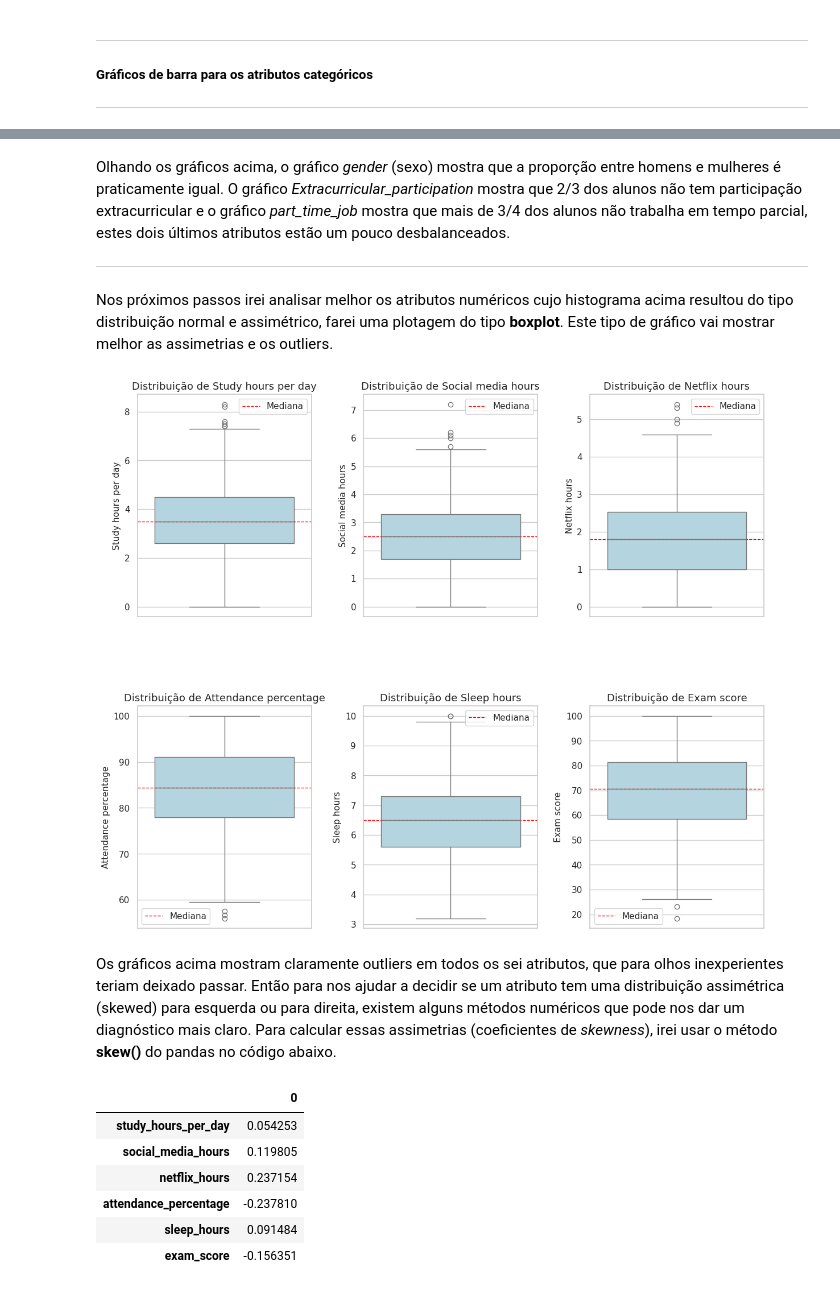
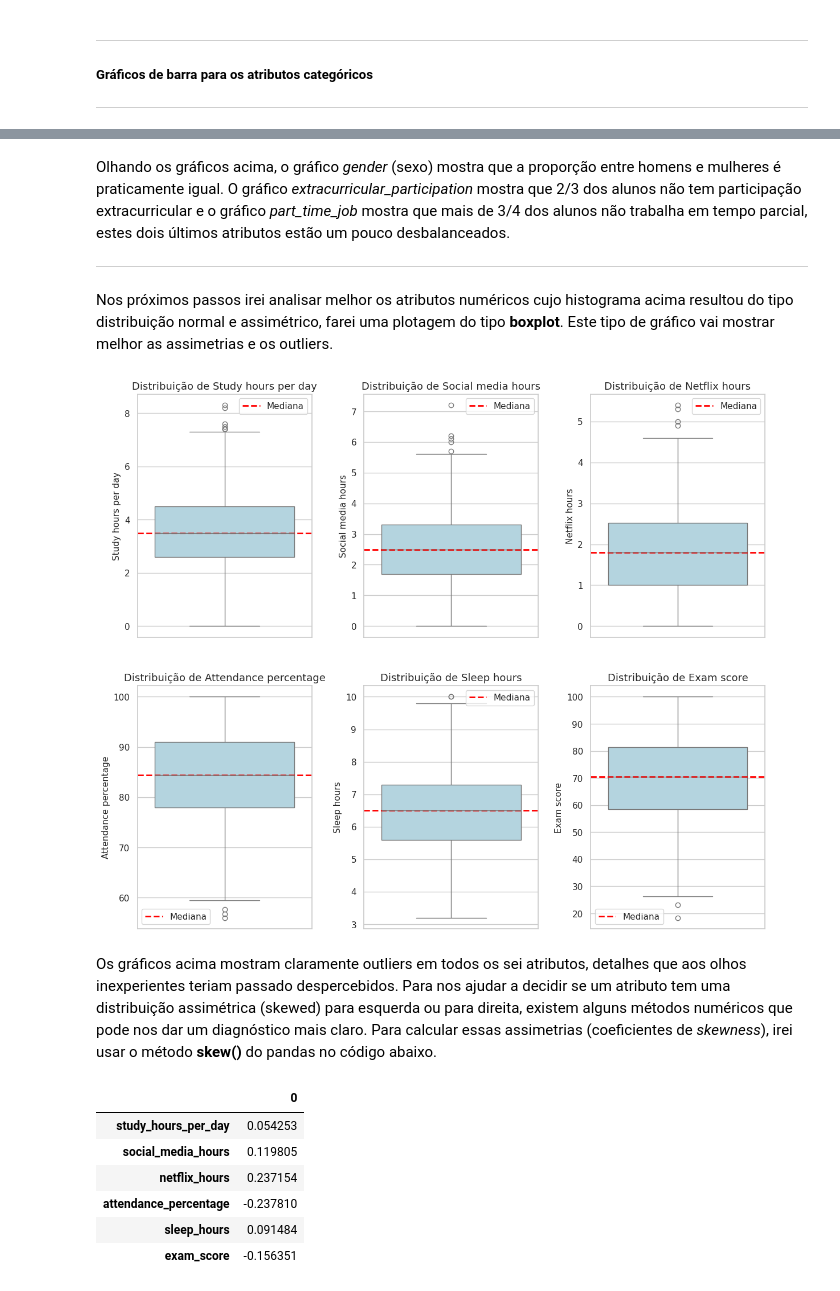
Before and after one commit to Dell-Marco/MVP_S2, a Jupyter notebook: MVP2_Habitos_vs_Desempenho_acadêmico_de_alunos.ipynb, the cells around one changed output, grey strips where cells are left out. Saved outputs shown, nothing was run; the diff lists cells and outputs as text; code cells hidden in the pictures.

```diff
--- a/MVP2_Habitos_vs_Desempenho_acadêmico_de_alunos.ipynb
+++ b/MVP2_Habitos_vs_Desempenho_acadêmico_de_alunos.ipynb
@@ -607,29 +662,42 @@ Lista dos atributos categóricos
 
 ---
 # %%
-plt.figure(figsize=(12,10))
+plt.figure(figsize=(14,12))
+from matplotlib import colors
 
 # Este loop é pra colocar a legenda do X (xlabel) no gráfico correto.
 for i in range(9):
     plt.subplot(3, 3, i+1)  # subplot index i começa com 0
-    plt.hist(df[col_numericas[i]],bins=50, color='green', edgecolor='black')
+
+    ax = sns.histplot(df[col_numericas[i]], bins=60, stat="density", fill=True, color ='lightgreen', edgecolor='black')
+    sns.kdeplot(df[col_numericas[i]], color="r") # mostra a linha KDE
+
+    y_ticks = ax.get_yticks()
+    ax.set_yticks(y_ticks)  # Fixando os ticks explicitamente
+    ax.set_yticklabels([f'{int(y*100)}' for y in y_ticks])
+
     plt.title(f'Distribuição de: {col_numericas[i]}', fontweight='bold')
-    plt.ylabel('Frequência')
+    plt.ylabel('num. estudantes')
 
-    match i:  # Seleciona o atributo o atributos para colocar a legenda correspondente
+    match i:  # Seleciona o atributo o atributos para colocar a legenda correspondente e a escala do eixo Y
         case 0:
             plt.xlabel('anos')
+            ax.set_yticklabels([f'{int(y*116)}' for y in y_ticks])
         case 4:
             plt.xlabel('percentual (%)')
+            ax.set_yticklabels([f'{int(y*690)}' for y in y_ticks])
         case 6:
             plt.xlabel('dias/semana')
         case 7:
             plt.xlabel('grau')
+            ax.set_yticklabels([f'{int(y*150)}' for y in y_ticks])
         case 8:
             plt.xlabel('nota')
+            ax.set_yticklabels([f'{int(y*1000)}' for y in y_ticks])
         case _:
             plt.xlabel('horas (h)')
 
 plt.tight_layout()
+plt.subplots_adjust(hspace=0.4)
 plt.show()
 # %% [output]
@@ -650,9 +719,6 @@ Outro ponto interessante que se nota é que os gráficos de *netflix_hours* (hor
 
 ---
 # %%
-import pandas as pd
-import matplotlib.pyplot as plt
-
 fig, axs = plt.subplots(2, 3, figsize=(12, 8))
 
 # Loop sobre os atributos e eixos para plotar
@@ -665,7 +731,7 @@ for ax, atributo in zip(axs.flat, col_categoricas):
 
     ax.set_title(f'Distribuição de {atributo.capitalize()}')
     ax.set_xlabel(f'Atributo: {atributo.capitalize()}')
-    ax.set_ylabel('Frequência')
+    ax.set_ylabel('num. estudantes')
 
 plt.tight_layout()
 plt.subplots_adjust(hspace=0.4) # Aumenta um pouco o espaço entre as fileiras de gráficos
@@ -675,5 +741,5 @@ plt.show()
 # %% [markdown]
-Olhando os gráficos acima, o gráfico *gender* (sexo) mostra que a proporção entre homens e mulheres é praticamente igual. O gráfico *Extracurricular_participation* mostra que 2/3 dos alunos não tem participação extracurricular e o gráfico *part_time_job* mostra que mais de 3/4 dos alunos não trabalha em tempo parcial, estes dois últimos atributos estão um pouco desbalanceados.
+Olhando os gráficos acima, o gráfico *gender* (sexo) mostra que a proporção entre homens e mulheres é praticamente igual. O gráfico *extracurricular_participation* mostra que 2/3 dos alunos não tem participação extracurricular e o gráfico *part_time_job* mostra que mais de 3/4 dos alunos não trabalha em tempo parcial, estes dois últimos atributos estão um pouco desbalanceados.
 
 
 ---
@@ -684,38 +750,38 @@ Nos próximos passos irei analisar melhor os atributos numéricos cujo histogram
 
 var_gauss = [
     'study_hours_per_day',
     'social_media_hours',
     'netflix_hours',
     'attendance_percentage',
     'sleep_hours',
     'exam_score']
 
 # Estilo
 sns.set(style='whitegrid')
 
 # Criando subplots: 2 linhas, 3 colunas
 fig, axs = plt.subplots(2, 3, figsize=(12, 10))
 
 # Gerando os boxplots
 for ax, var in zip(axs.flat, var_gauss):
     sns.boxplot(data=df, y=var, ax=ax, color='lightblue')
 
     ax.set_title(f'Distribuição de {var.replace("_", " ").capitalize()}', fontsize=13) # coloca os títulos em cima de cada gráfico
     ax.set_ylabel(var.replace("_", " ").capitalize(), fontsize=11)
     ax.set_xlabel('')
 
     # Linha de mediana
-    ax.axhline(df[var].median(), color='red', linestyle='--', linewidth=1, label='Mediana') # desenha a linha da mediana
+    ax.axhline(df[var].median(), color='red', linestyle='--', linewidth=2, label='Mediana') # desenha a linha da mediana
     ax.legend()
 
 # Ajustes visuais
 plt.tight_layout()
-plt.subplots_adjust(hspace=0.4, wspace=0.3) # espaçamento entre as fileiras de gráficos
+plt.subplots_adjust(hspace=0.2, wspace=0.3) # espaçamento entre as fileiras de gráficos
 plt.show()
 # %% [output]
-[figure, old version]
+[figure, new version]
 # %% [markdown]
-Os gráficos acima mostram claramente outliers em todos os sei atributos, que para olhos inexperientes teriam deixado passar. Então para nos ajudar a decidir se um atributo tem uma distribuição assimétrica (skewed) para esquerda ou para direita, existem alguns métodos numéricos que pode nos dar um diagnóstico mais claro. Para calcular essas assimetrias (coeficientes de *skewness*), irei usar o método **skew()** do pandas no código abaixo.
+Os gráficos acima mostram claramente outliers em todos os sei atributos, detalhes que aos olhos inexperientes teriam passado despercebidos. Para nos ajudar a decidir se um atributo tem uma distribuição assimétrica (skewed) para esquerda ou para direita, existem alguns métodos numéricos que pode nos dar um diagnóstico mais claro. Para calcular essas assimetrias (coeficientes de *skewness*), irei usar o método **skew()** do pandas no código abaixo.
 # %%
 # Calculando assimetria de cada atributo numérico
 
```
Also changed, not shown: parts of 72 cells of this notebook.
